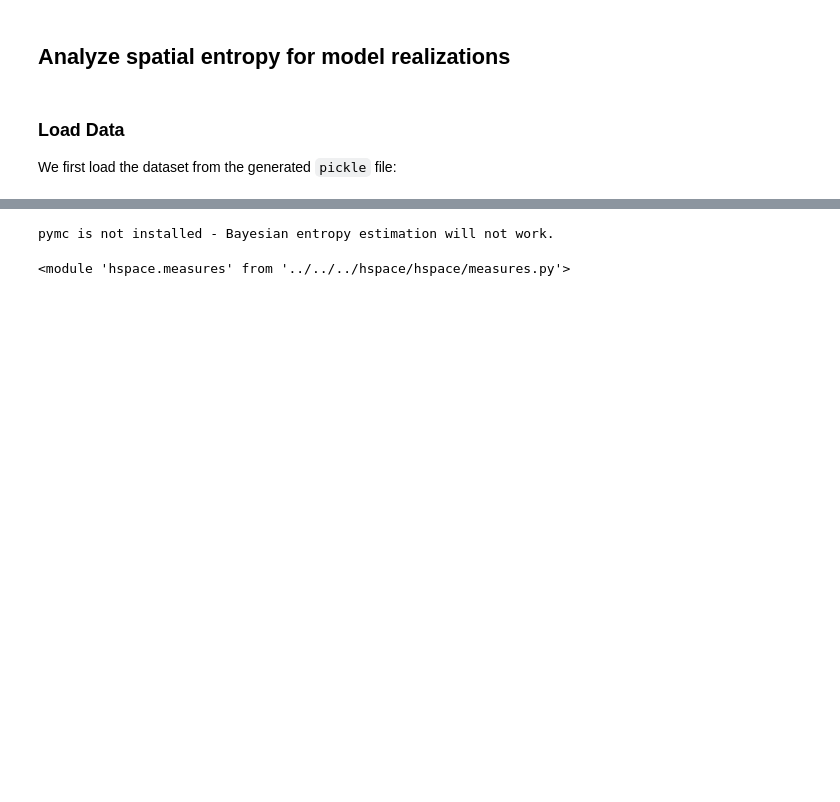
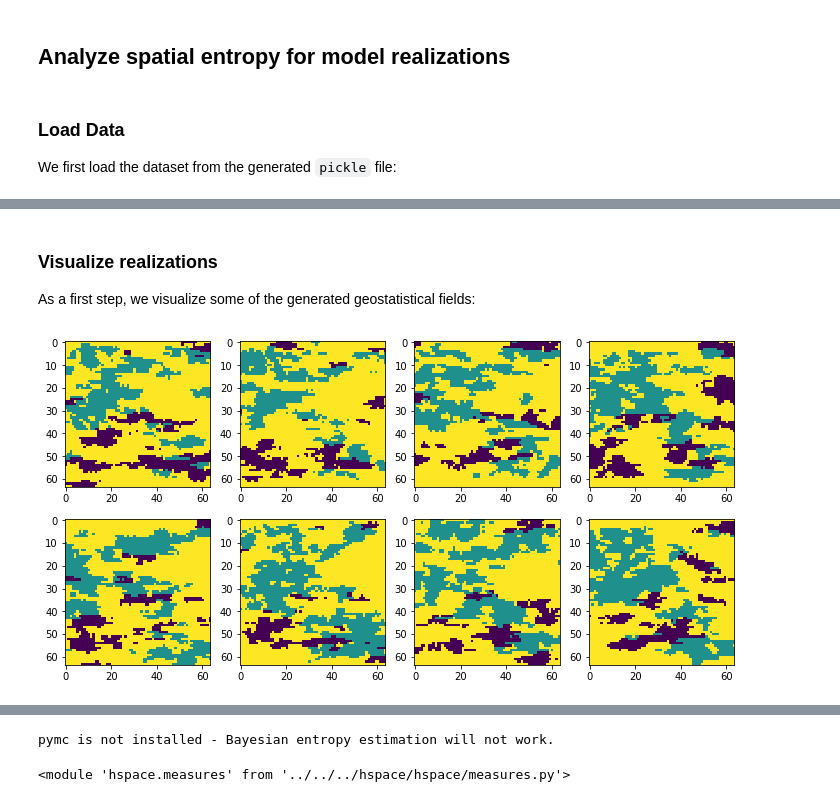
Before and after one commit to cgre-aachen/teaching, a Jupyter notebook: geoinfotheory/notebooks/ITgeo_03_entropy.ipynb, the cells around one changed output, grey strips where cells are left out. Cells and saved outputs as stored; diff of their text form; code cells hidden in the pictures; blank space fills up the shorter version.

```diff
--- a/geoinfotheory/notebooks/ITgeo_03_entropy.ipynb
+++ b/geoinfotheory/notebooks/ITgeo_03_entropy.ipynb
@@ -29,0 +33,11 @@ Also, load input data to compare to results:
+# %% [markdown]
+### Visualize realizations
+
+As a first step, we visualize some of the generated geostatistical fields:
+# %%
+plt.figure(figsize=(12,6))
+for i in range(1, 9):
+    plt.subplot(2, 4, i)
+    plt.imshow(realizations[i])
+# %% [output]
+[figure, added]
```
Also changed, not shown: parts of 18 cells of this notebook, 2 other files.
